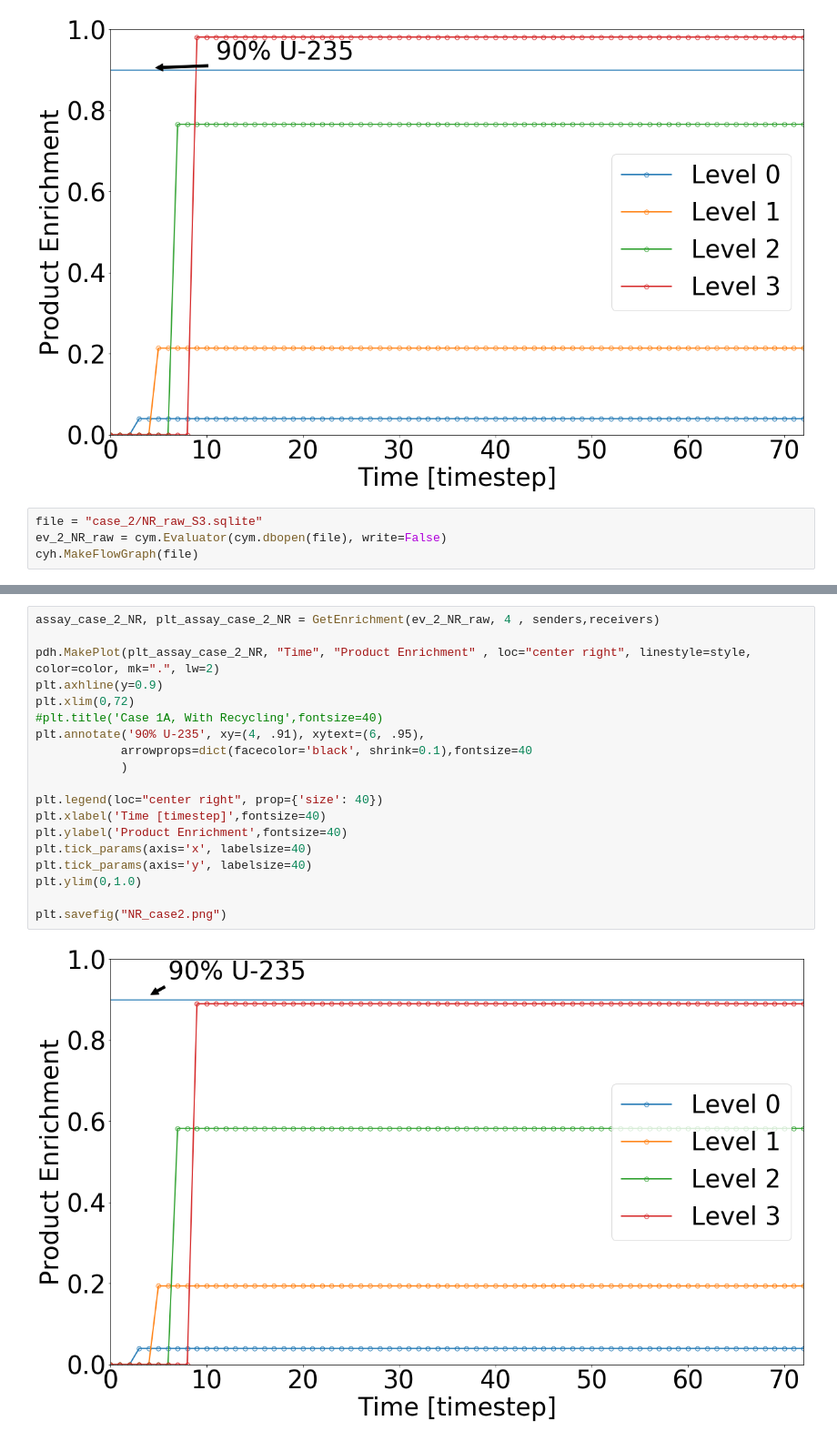
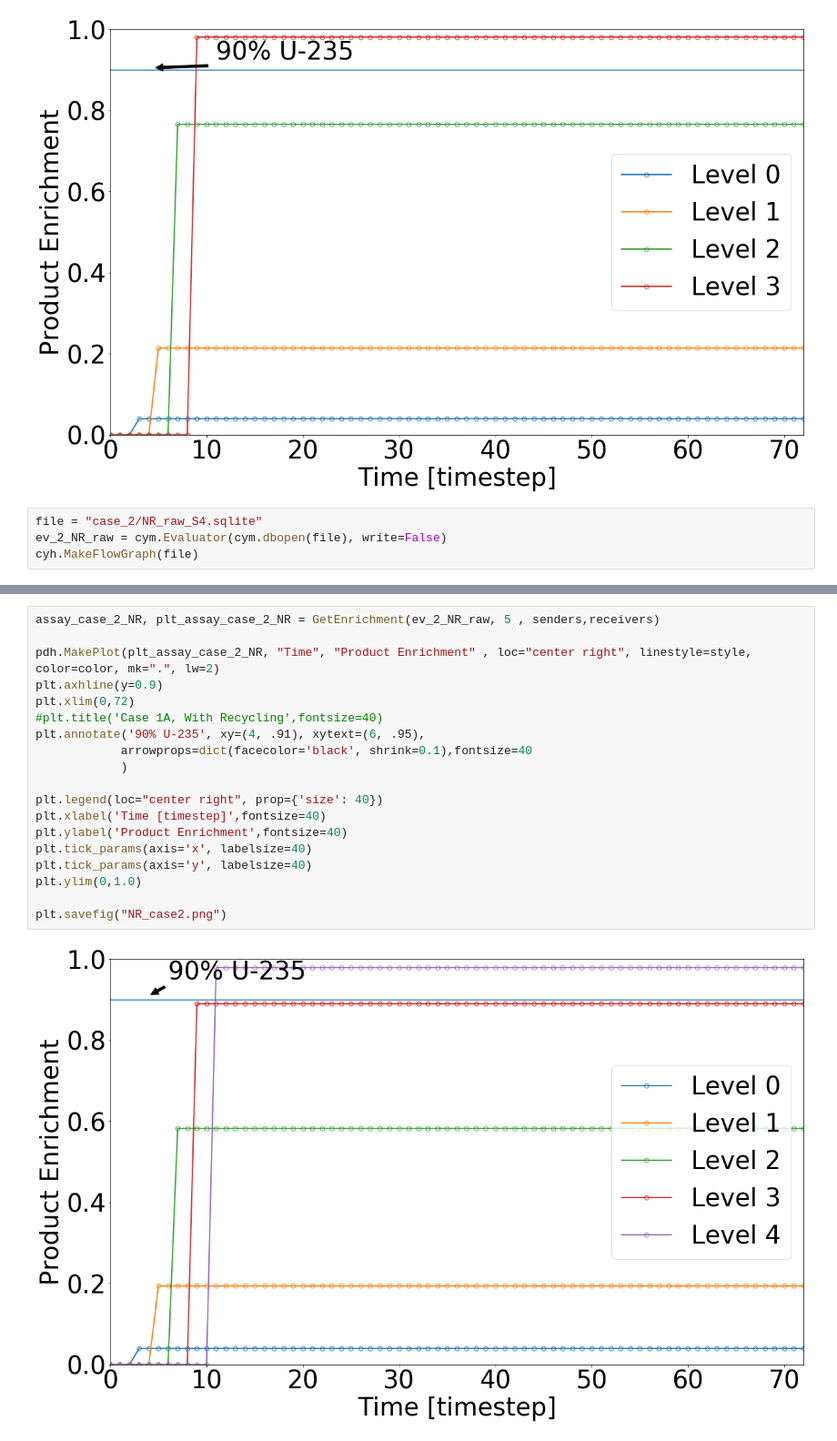
Before and after one commit to stompsjo/enrich_inmm, a Jupyter notebook: NR_raw_analysis.ipynb, the cells around one changed output, grey strips where cells are left out. Shown at 91% size. Drawn from its saved outputs; the diff is of its cells as text.

```diff
--- a/NR_raw_analysis.ipynb
+++ b/NR_raw_analysis.ipynb
@@ -73,7 +73,7 @@ plt.savefig("NR_case1.png")
 # %% [output]
 [figure]
 # %%
-file = "case_2/NR_raw_S3.sqlite"
+file = "case_2/NR_raw_S4.sqlite"
 ev_2_NR_raw = cym.Evaluator(cym.dbopen(file), write=False)
 cyh.MakeFlowGraph(file)
 # %% [output]
@@ -81,24 +81,24 @@ cyh.MakeFlowGraph(file)
 # %%
-assay_case_2_NR, plt_assay_case_2_NR = GetEnrichment(ev_2_NR_raw, 4 , senders,receivers)
+assay_case_2_NR, plt_assay_case_2_NR = GetEnrichment(ev_2_NR_raw, 5 , senders,receivers)
 
 pdh.MakePlot(plt_assay_case_2_NR, "Time", "Product Enrichment" , loc="center right", linestyle=style, color=color, mk=".", lw=2)
 plt.axhline(y=0.9)
 plt.xlim(0,72)
 #plt.title('Case 1A, With Recycling',fontsize=40)
 plt.annotate('90% U-235', xy=(4, .91), xytext=(6, .95),
             arrowprops=dict(facecolor='black', shrink=0.1),fontsize=40
             )
 
 plt.legend(loc="center right", prop={'size': 40})
 plt.xlabel('Time [timestep]',fontsize=40)
 plt.ylabel('Product Enrichment',fontsize=40)
 plt.tick_params(axis='x', labelsize=40)
 plt.tick_params(axis='y', labelsize=40)
 plt.ylim(0,1.0)
 
 plt.savefig("NR_case2.png")
 # %% [output]
-[figure, old version]
+[figure, new version]
 # %%
 file = "case_3/NR_raw_S3.sqlite"
 ev_3_NR_raw = cym.Evaluator(cym.dbopen(file), write=False)
```
Also changed, not shown: parts of 4 cells of this notebook, 9 other files.
